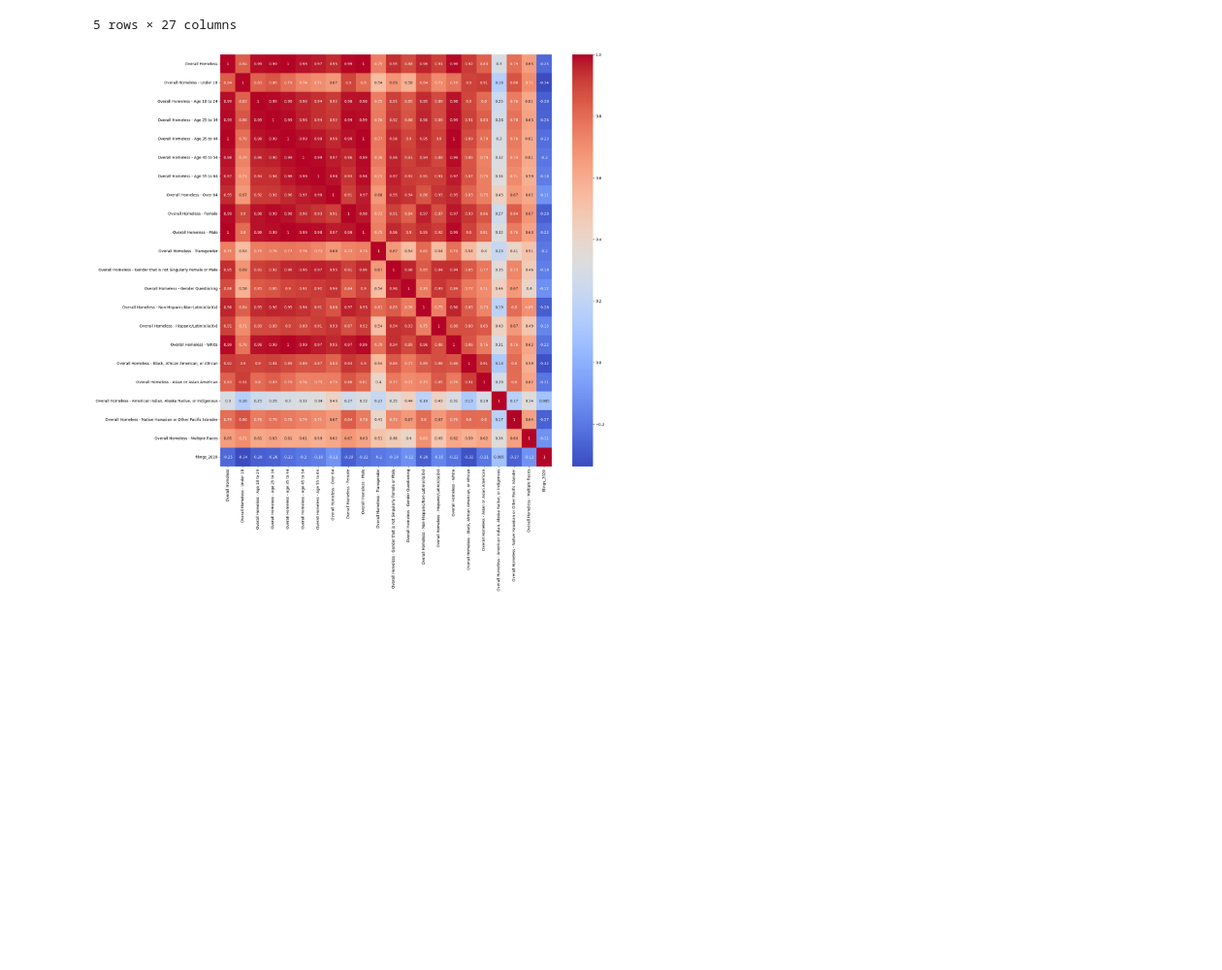
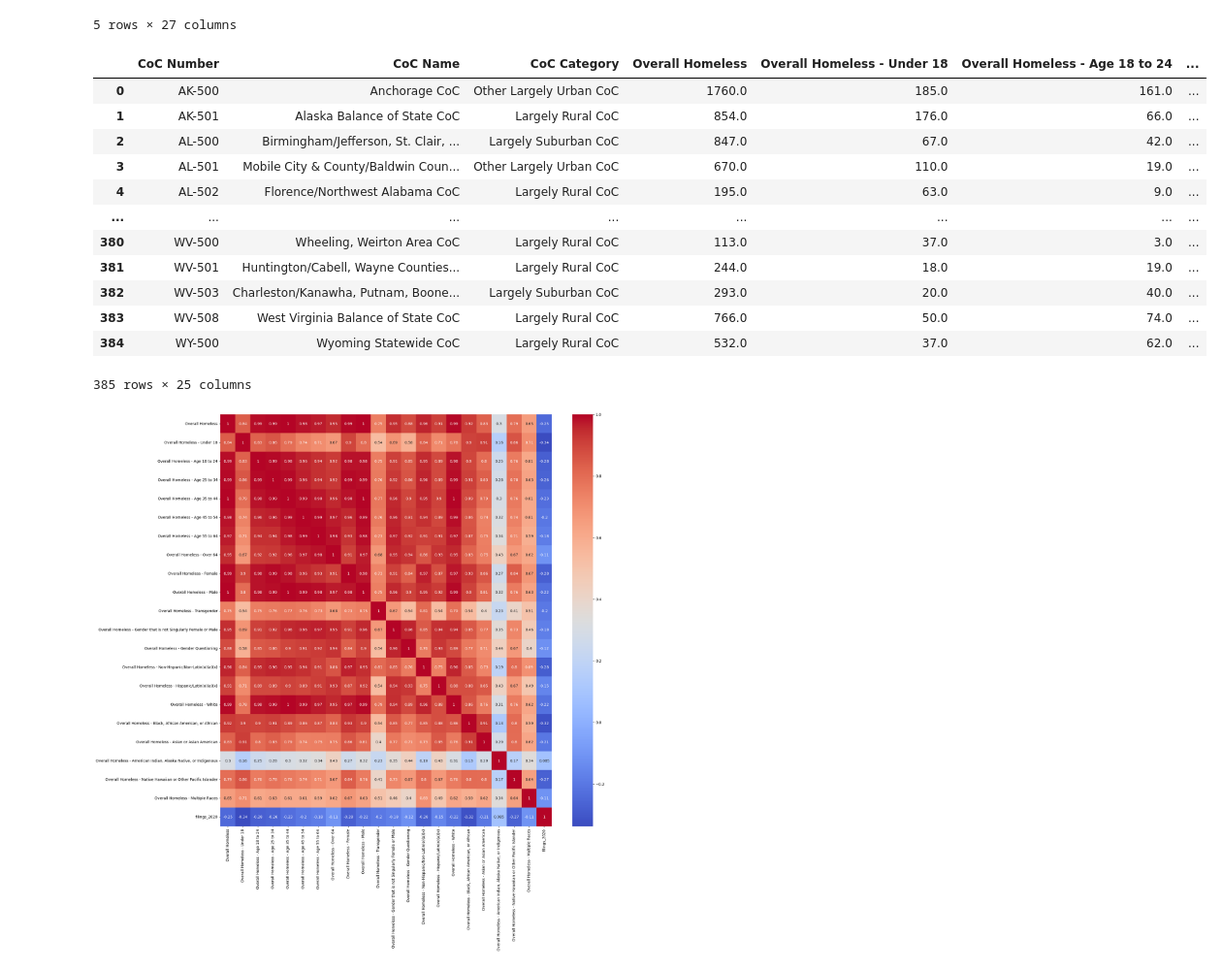
Before and after one commit to ivynangalia/320, a Jupyter notebook: proj/EDA Template.ipynb, the cells around one changed output. Shown at 97% size. Saved outputs shown, nothing was run; the diff lists cells and outputs as text; code cells hidden in the pictures; blank space fills up the shorter version.

```diff
--- a/proj/EDA Template.ipynb
+++ b/proj/EDA Template.ipynb
@@ -248,6 +246,22 @@ merge.head()
 | 3 | DE-500 | Delaware Statewide CoC | Largely Suburban CoC | 1245.0 | 335.0 | 66.0 | ... |
 | 4 | IN-502 | Indiana Balance of State CoC | Largely Rural CoC | 4398.0 | 923.0 | 238.0 | ... |
 5 rows × 27 columns
+# %%
+PIT_sliced
+# %% [output]
+|  | CoC Number | CoC Name | CoC Category | Overall Homeless | Overall Homeless - Under 18 | Overall Homeless - Age 18 to 24 | ... |
+| 0 | AK-500 | Anchorage CoC | Other Largely Urban CoC | 1760.0 | 185.0 | 161.0 | ... |
+| 1 | AK-501 | Alaska Balance of State CoC | Largely Rural CoC | 854.0 | 176.0 | 66.0 | ... |
+| 2 | AL-500 | Birmingham/Jefferson, St. Clair, ... | Largely Suburban CoC | 847.0 | 67.0 | 42.0 | ... |
+| 3 | AL-501 | Mobile City & County/Baldwin Coun... | Other Largely Urban CoC | 670.0 | 110.0 | 19.0 | ... |
+| 4 | AL-502 | Florence/Northwest Alabama CoC | Largely Rural CoC | 195.0 | 63.0 | 9.0 | ... |
+| ... | ... | ... | ... | ... | ... | ... | ... |
+| 380 | WV-500 | Wheeling, Weirton Area CoC | Largely Rural CoC | 113.0 | 37.0 | 3.0 | ... |
+| 381 | WV-501 | Huntington/Cabell, Wayne Counties... | Largely Rural CoC | 244.0 | 18.0 | 19.0 | ... |
+| 382 | WV-503 | Charleston/Kanawha, Putnam, Boone... | Largely Suburban CoC | 293.0 | 20.0 | 40.0 | ... |
+| 383 | WV-508 | West Virginia Balance of State CoC | Largely Rural CoC | 766.0 | 50.0 | 74.0 | ... |
+| 384 | WY-500 | Wyoming Statewide CoC | Largely Rural CoC | 532.0 | 37.0 | 62.0 | ... |
+385 rows × 25 columns
 # %%
 ## data transformation, normalization, and cleaning (1 point)
 # %%
```
Also changed, not shown: parts of 6 cells of this notebook, 6 other files.
